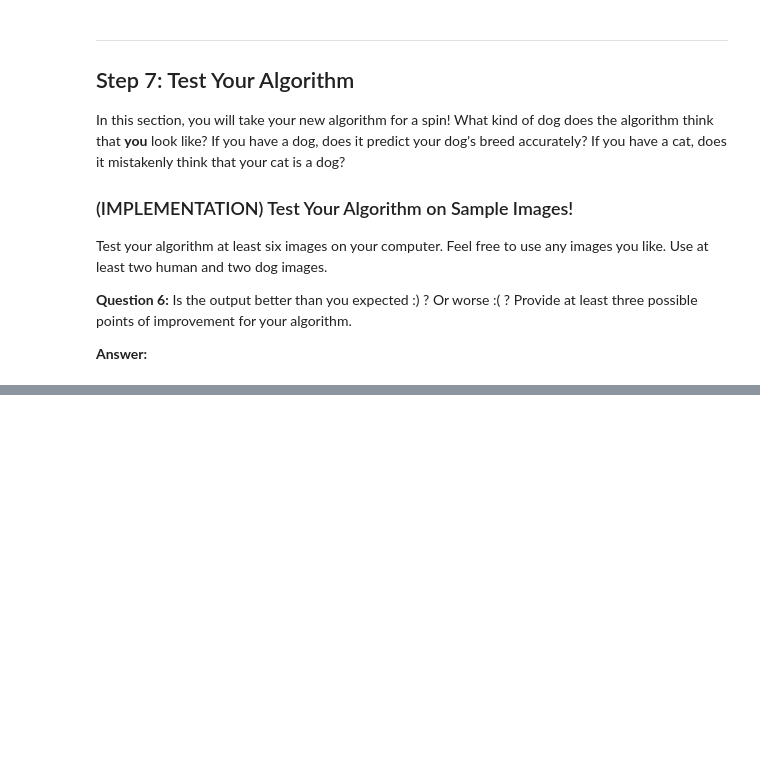
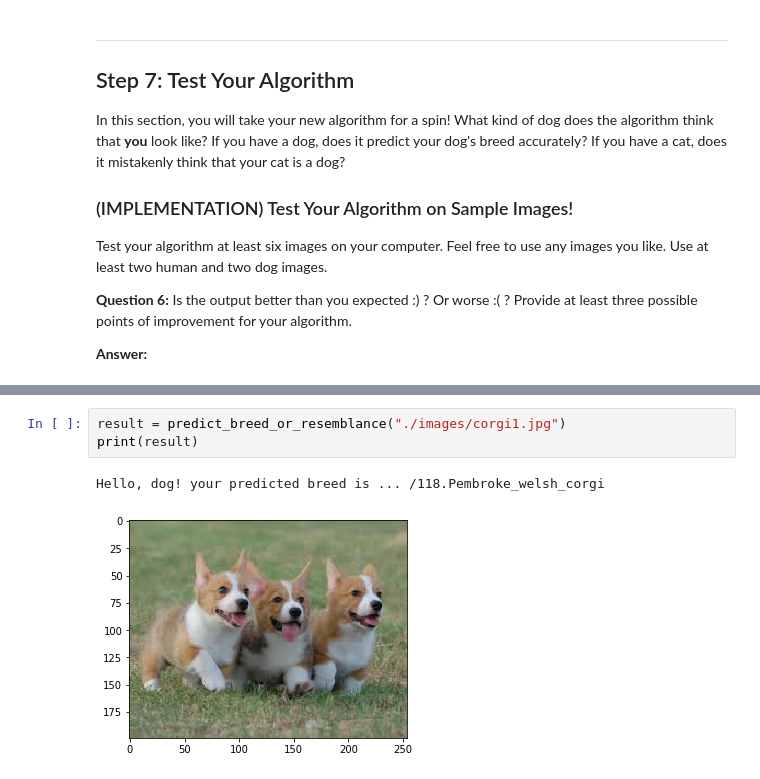
Before and after one commit to csawtelle/udacity-machine-learning-nanodegree, a Jupyter notebook: dog-project/dog_app.ipynb, the cells around one changed output, grey strips where cells are left out. Drawn from its saved outputs; the diff is of its cells as text; blank space fills up the shorter version.

```diff
--- a/dog-project/dog_app.ipynb
+++ b/dog-project/dog_app.ipynb
@@ -620,0 +758,6 @@ __Answer:__
+# %%
+result = predict_breed_or_resemblance("./images/corgi1.jpg")
+print(result)
+# %% [output]
+Hello, dog! your predicted breed is ... /118.Pembroke_welsh_corgi
+[figure, added]
```
Also changed, not shown: parts of 31 cells of this notebook.
